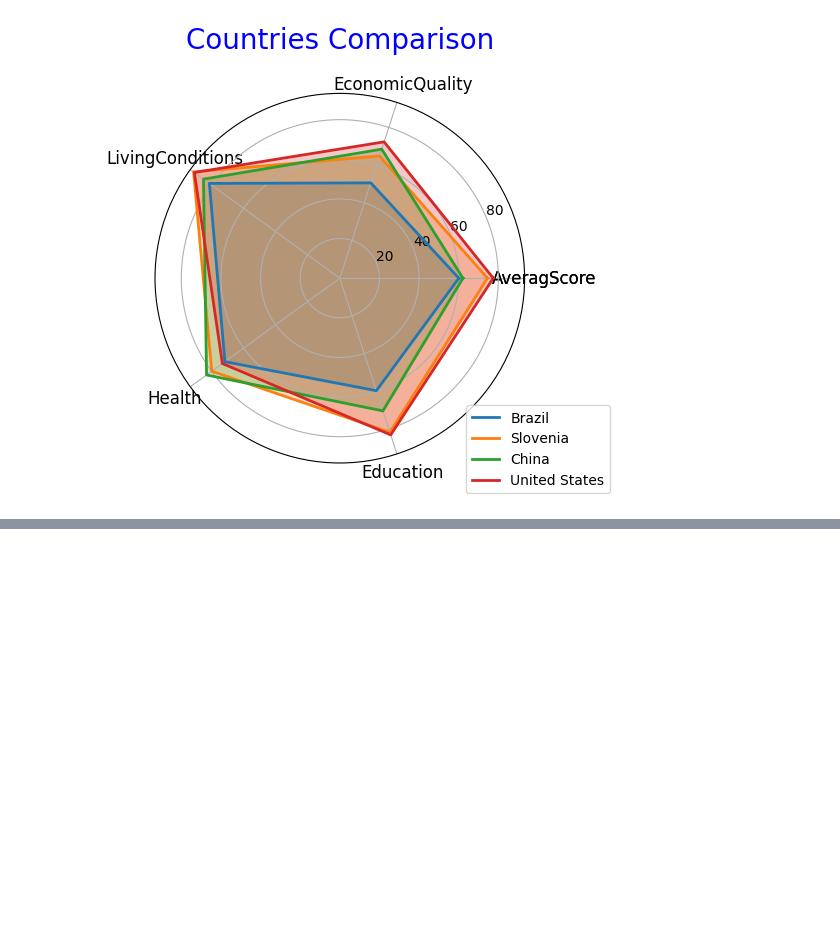
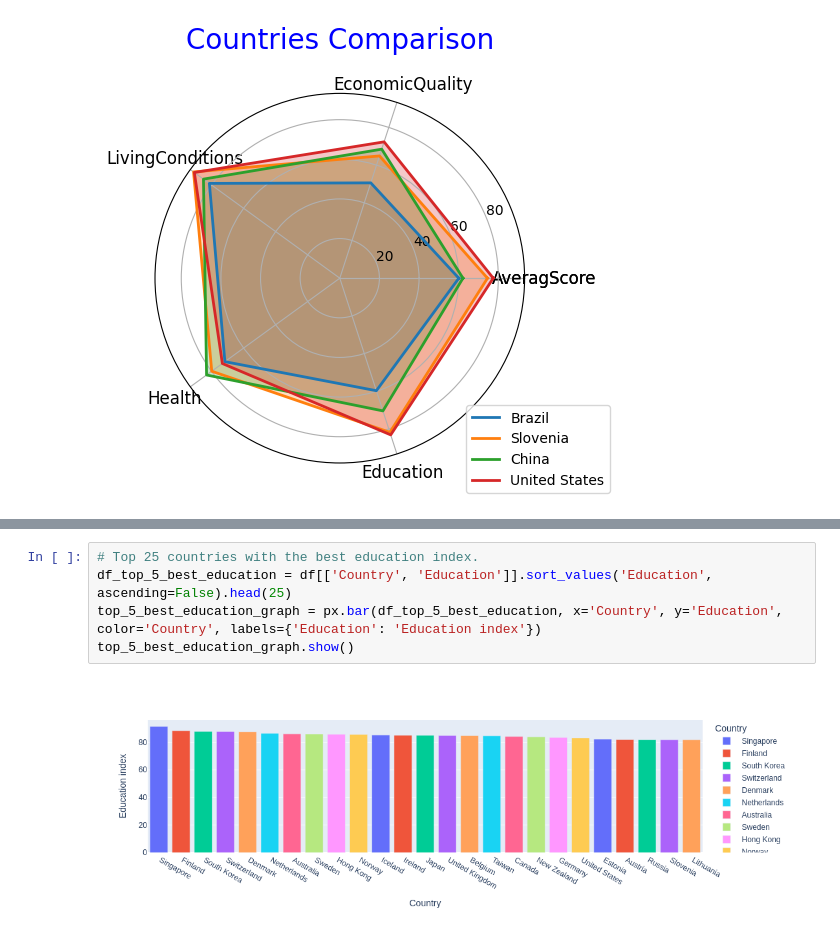
Before and after one commit to MilanGrujicic/Data_Analysis_Dumpster, a Jupyter notebook: 2023_global_country_development_analysis.ipynb, the cells around one changed output, grey strips where cells are left out. Saved outputs shown, nothing was run; the diff lists cells and outputs as text; blank space fills up the shorter version.

```diff
--- a/2023_global_country_development_analysis.ipynb
+++ b/2023_global_country_development_analysis.ipynb
@@ -69,0 +85,7 @@ Index(['AveragScore', 'SafetySecurity', 'PersonelFreedom', 'Governance',
+# %%
+# Top 25 countries with the best education index.
+df_top_5_best_education = df[['Country', 'Education']].sort_values('Education', ascending=False).head(25)
+top_5_best_education_graph = px.bar(df_top_5_best_education, x='Country', y='Education', color='Country', labels={'Education': 'Education index'})
+top_5_best_education_graph.show()
+# %% [output]
+[figure, added]
```
Also changed, not shown: parts of 2 cells of this notebook.
